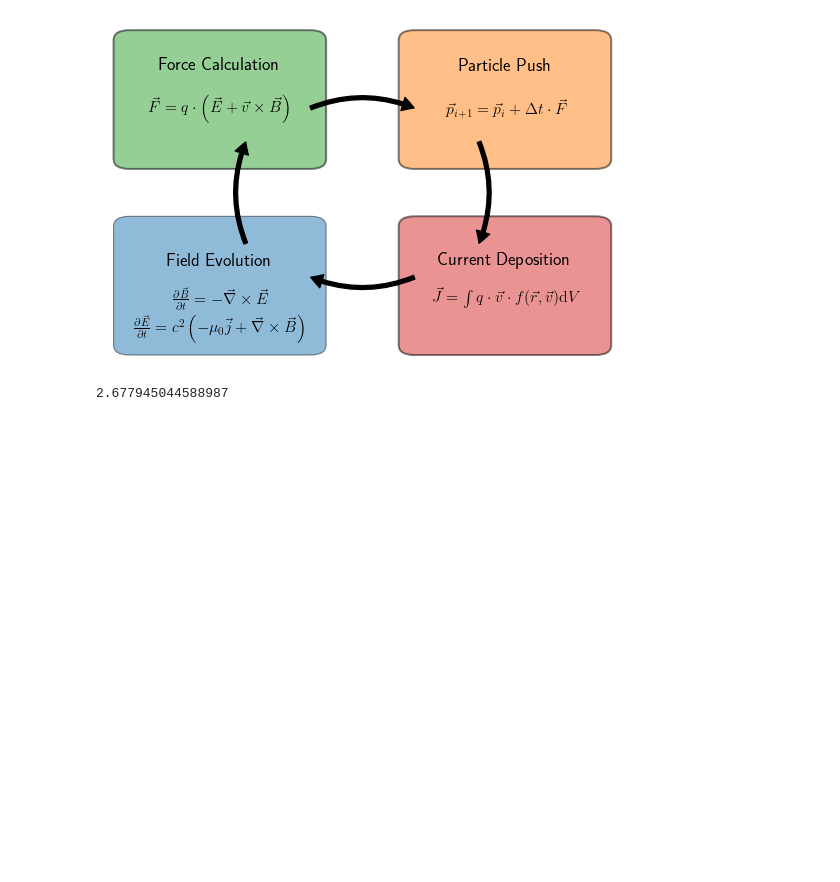
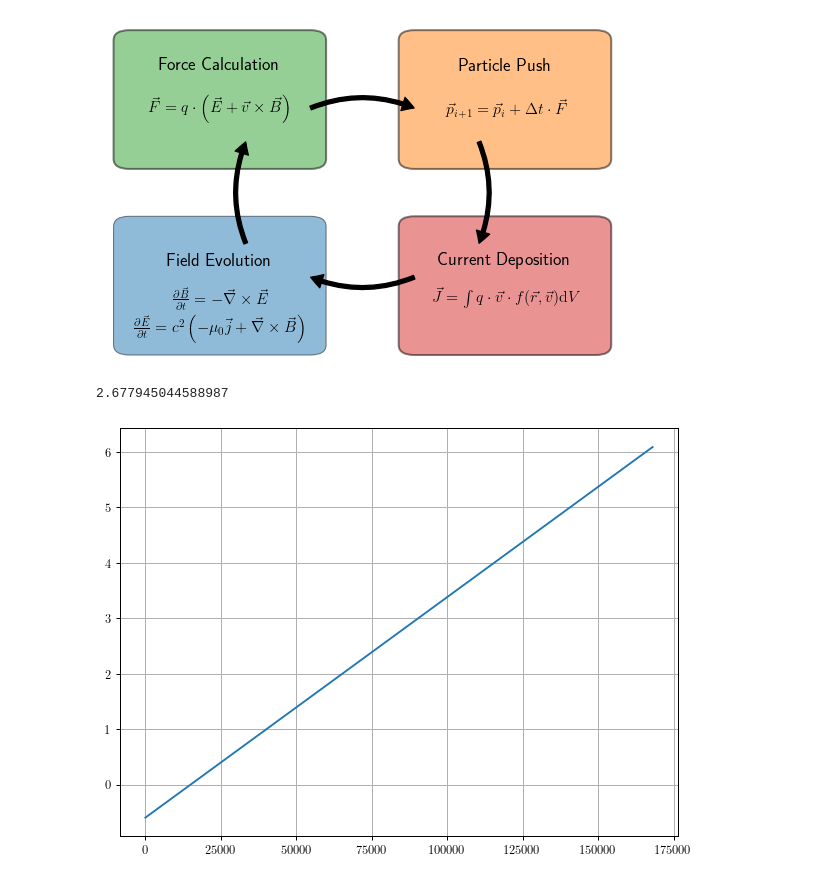
Before and after one commit to nicowrobel/bachelor_thesis, a Jupyter notebook: Notebooks/Plots.ipynb, the cells around one changed output. Drawn from its saved outputs; the diff is of its cells as text; code cells hidden in the pictures; blank space fills up the shorter version.

```diff
--- a/Notebooks/Plots.ipynb
+++ b/Notebooks/Plots.ipynb
@@ -212,3 +210,17 @@ plt.show()
 np.arctan2(1,-2)
 # %% [output]
 2.677945044588987
+# %%
+time = np.arange(0, 170000, 2000)
+Delta_t = 1.706e-16/1.28631
+cellwidth = 0.5 * 0.1772e-6   # same for all directions
+start_pos = (10191 * 1.02) * Delta_t * constants.c + 2048 * cellwidth
+
+d_array = (time * Delta_t * constants.c - start_pos) * 1e3
+
+plt.figure(figsize=(8, 6), dpi=90)
+plt.plot(time, d_array)
+plt.grid(True)
+plt.show()
+# %% [output]
+[figure, added]
```
Also changed, not shown: parts of 2 cells of this notebook, 1 other file.
